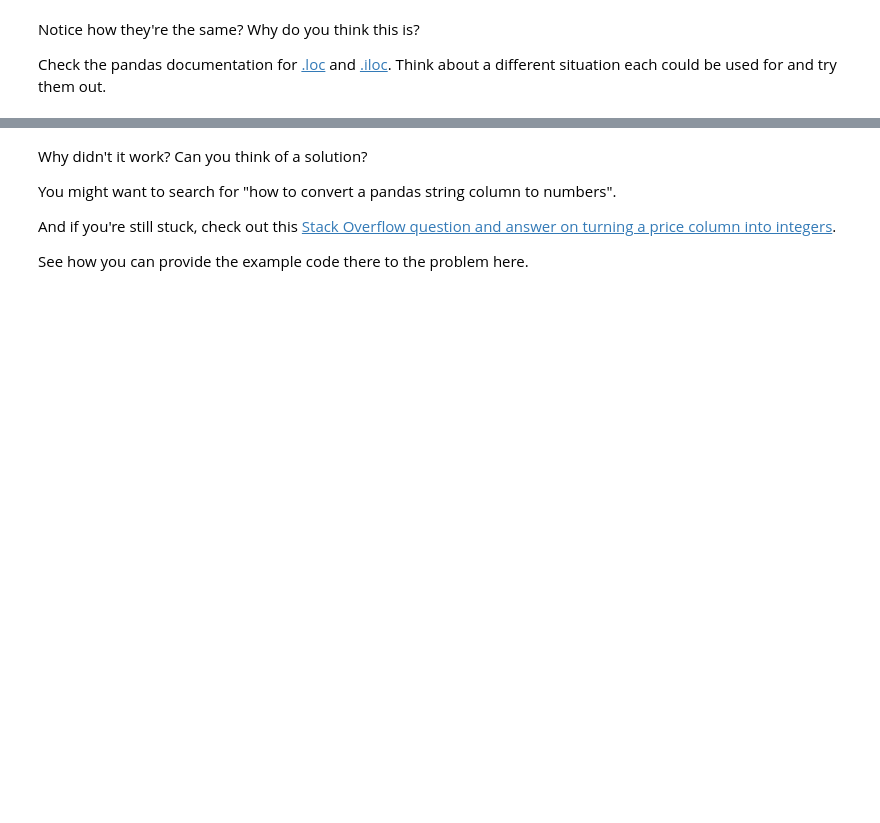
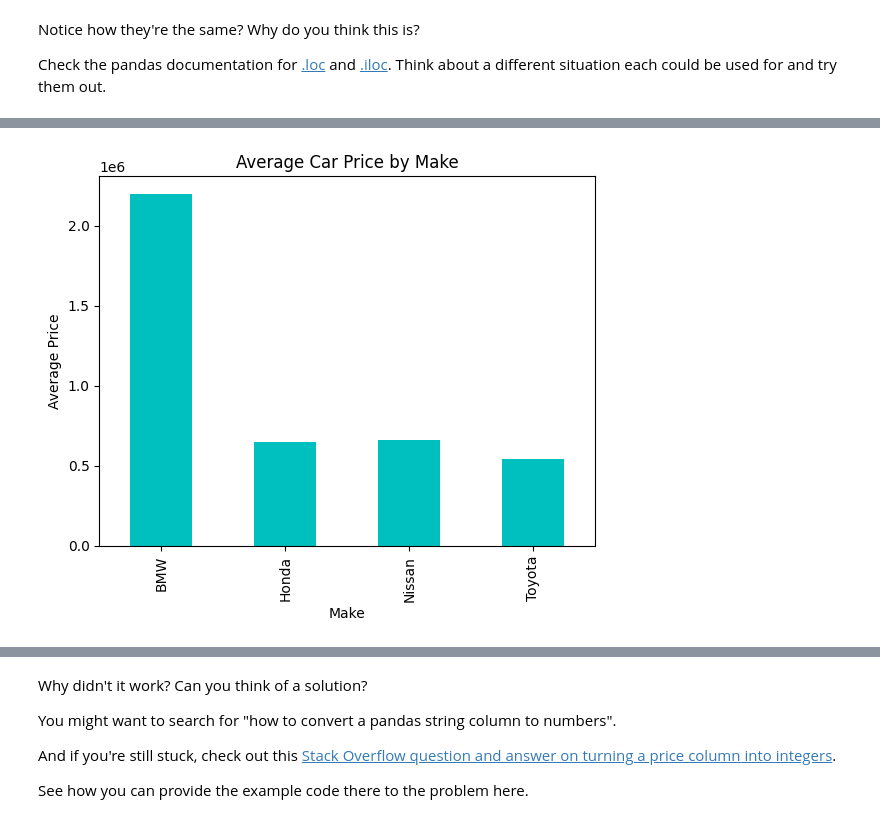
Before and after one commit to Paniceres/zero-to-mastery-ml, a Jupyter notebook: section-2-data-science-and-ml-tools/pandas-exercises.ipynb, the cells around one changed output, grey strips where cells are left out. Cells and saved outputs as stored; diff of their text form; code cells hidden in the pictures; blank space fills up the shorter version.

```diff
--- a/section-2-data-science-and-ml-tools/pandas-exercises.ipynb
+++ b/section-2-data-science-and-ml-tools/pandas-exercises.ipynb
@@ -201,2 +252,21 @@ Check the pandas documentation for [.loc](https://pandas.pydata.org/pandas-docs/
+# %%
+# Agrupar por "Make" y calcular el promedio de "Price"
+grouped_data = df_car_sales.groupby("Make")["Price"].mean()
+
+# Convertir los resultados a DataFrame para trazar
+grouped_df = grouped_data.reset_index()
+
+# Crear el gráfico de barras
+# plt.bar(grouped_df["Make"], grouped_df["Price"], color="c")
+df_car_sales.groupby("Make")["Price"].mean().plot(kind="bar", color="c")
+
+# Configurar etiquetas y título
+plt.xlabel("Make")
+plt.ylabel("Average Price")
+plt.title("Average Car Price by Make")
+
+plt.show()
+# %% [output]
+[figure, added]
 # %%
 # Try to plot the Price column using plot()
```
Also changed, not shown: parts of 27 cells of this notebook, 1 other file.
